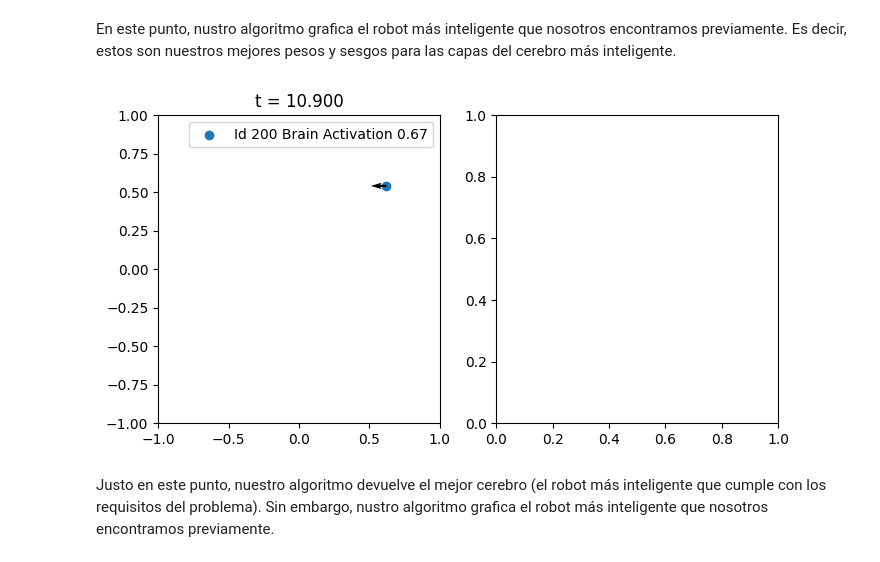
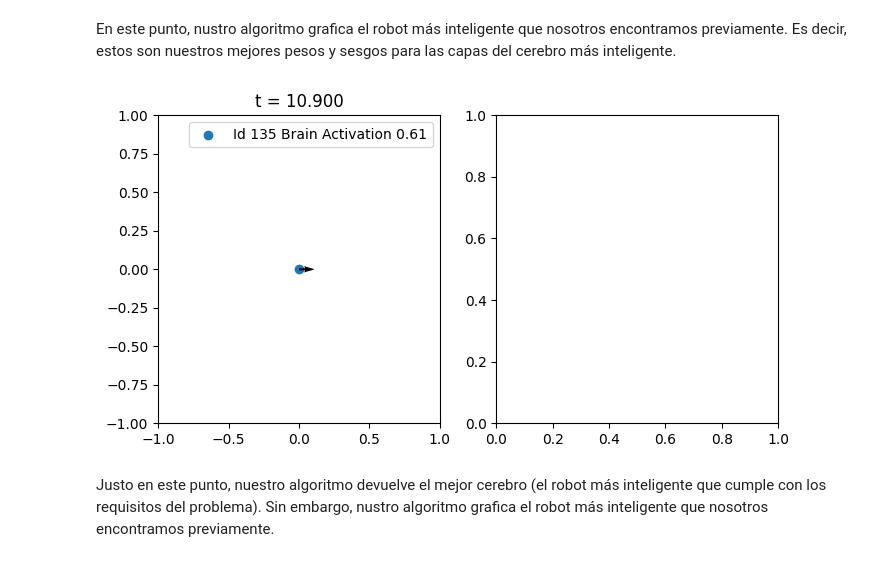
Before and after one commit to Gabriel-Borrero/MetodosI_GabrielBorrero_CatalinaFlores, a Jupyter notebook: Parcial 4/Componente computacional/Robot - Final.ipynb, the cells around one changed output. Cells and saved outputs as stored; diff of their text form; code cells hidden in the pictures.

```diff
--- a/Parcial 4/Componente computacional/Robot - Final.ipynb
+++ b/Parcial 4/Componente computacional/Robot - Final.ipynb
@@ -321,38 +321,38 @@ l1.setW(np.array([[ -3.6179912],
  [-5.39859062],
  [4.52230449],
  [-4.79656225]]))
 
 l1.setB(np.array([[6.78601031]]))
 
 Brain = [l0,l1]
 
 trained = Robot(0.1,Brain,200)
 
 
 
 dt = 0.1
 
 t = np.arange(0.,11.,dt)
 
 
 for lt in range(t.shape[0]):
 
     clear_output(wait=True)
 
-    trained.Evolution()
-    A = trained.BrainActivation(trained.GetR()[0])
+    best_bot.Evolution()
+    A = best_bot.BrainActivation(best_bot.GetR()[0])
     ax,_=GetPlot()
     ax.set_title('t = {:.3f}'.format(t[lt]))
 
-    ax.scatter(trained.r[0],trained.r[1],label='Id {} Brain Activation {:.2f}'.format(trained.Id,A[0]))
-    ax.quiver(trained.r[0],trained.r[1],trained.v[0],trained.v[1])
+    ax.scatter(best_bot.r[0],best_bot.r[1],label='Id {} Brain Activation {:.2f}'.format(best_bot.Id,A[0]))
+    ax.quiver(best_bot.r[0],best_bot.r[1],best_bot.v[0],best_bot.v[1])
 
     ax.legend()
     plt.show()
 
     time.sleep(0.01)
 # %% [output]
-[figure, old version]
+[figure, new version]
 # %% [markdown]
 Justo en este punto, nuestro algoritmo devuelve el mejor cerebro (el robot más inteligente que cumple con los requisitos del problema). Sin embargo, nustro algoritmo grafica el robot más inteligente que nosotros encontramos previamente.
 # %%
```
Also changed, not shown: parts of 4 cells of this notebook.
